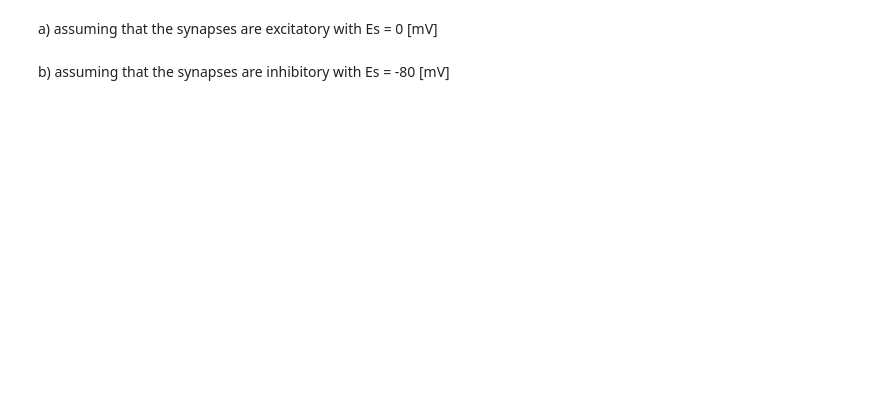
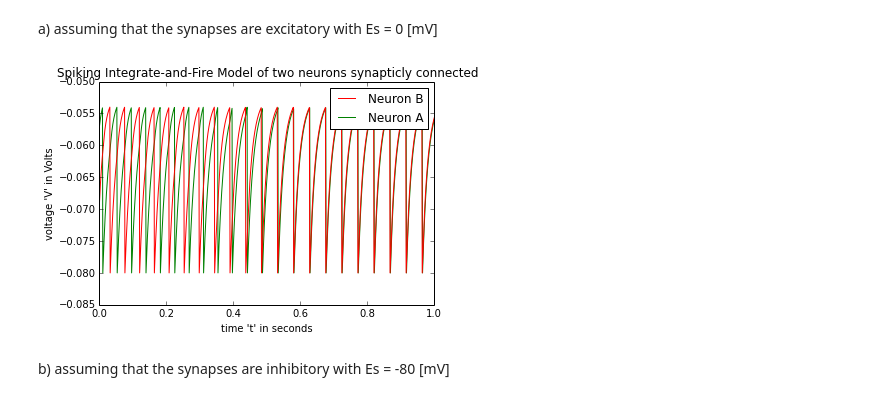
Before and after one commit to MyMEng/CN_neuron, a Jupyter notebook: Lab2.ipynb, the cells around one changed output. Drawn from its saved outputs; the diff is of its cells as text; code cells hidden in the pictures; blank space fills up the shorter version.

```diff
--- a/Lab2.ipynb
+++ b/Lab2.ipynb
@@ -231,4 +169,42 @@ Simulate two cases:
+# %%
+def integrateFire2( V, t, tf ) :
+    return ( EL - V - RmGs*( Pmax*exp(-(t-tf)/tauS) )*(V-Es) + RmIe ) / tauM
 # %% [markdown]
 a) assuming that the synapses are excitatory with Es = 0 [mV]
+# %%
+Es = 0
+VaStart = randint(Vr * 10 **3, Vth * 10 **3) * 10 ** -3 # inclusive
+VbStart = randint(Vr * 10 **3, Vth * 10 **3) * 10 ** -3 # inclusive
+time = arange( 0.0, 1.0, step=dt )
+time = np.append(time, 1.0)
+
+Va = []
+Va.append( VaStart )
+tfa = 0  # ???????????????????
+Vb = []
+Vb.append( VbStart )
+tfb = 0 # ???????????????????
+
+for t in time[1:] :
+    Va.append( Va[-1] + dt * integrateFire2( Va[-1], t - dt, tfb ) )
+    Vb.append( Vb[-1] + dt * integrateFire2( Vb[-1], t - dt, tfa ) )
+    if Va[-1] > Vth :
+        Va[-1] = Vr
+        tfa = t
+    if Vb[-1] > Vth :
+        Vb[-1] = Vr
+        tfb = t
+# %%
+plt.figure(4)
+p1, = plt.plot(time,Va,'g')
+p2, = plt.plot(time,Vb,'r')
+plt.xlabel("time 't' in seconds")
+plt.ylabel("voltage 'V' in Volts")
+plt.title("Spiking Integrate-and-Fire Model \n of two neurons synapticly connected \n with excitatory synapses")
+legend([p2, p1], ["Neuron B", "Neuron A"])
+plt.axis([ 0, 1, -0.085, -0.050 ])
+plt.show()
+# %% [output]
+[figure, added]
 # %% [markdown]
 b) assuming that the synapses are inhibitory with Es = -80 [mV]
```
Also changed, not shown: parts of 15 cells of this notebook.
